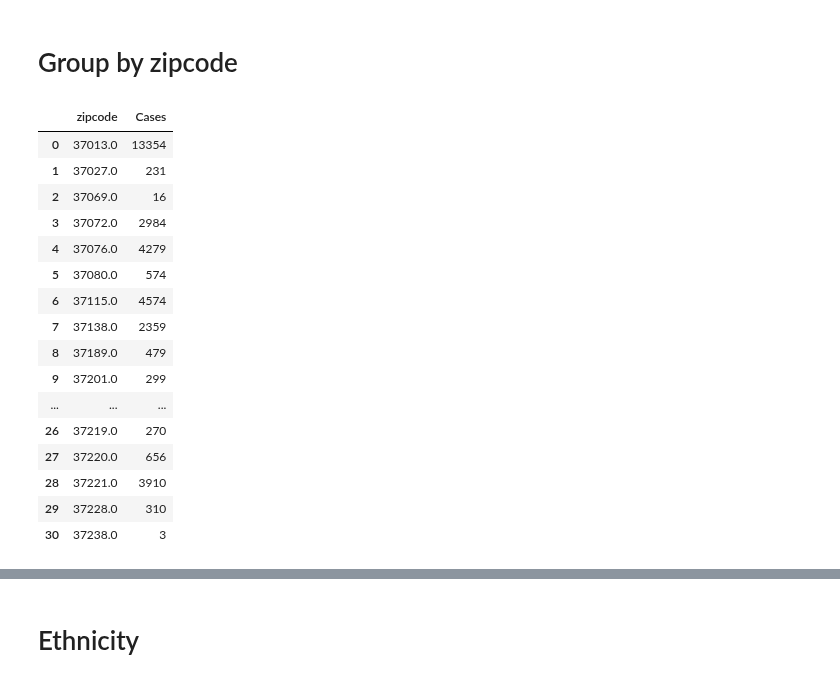
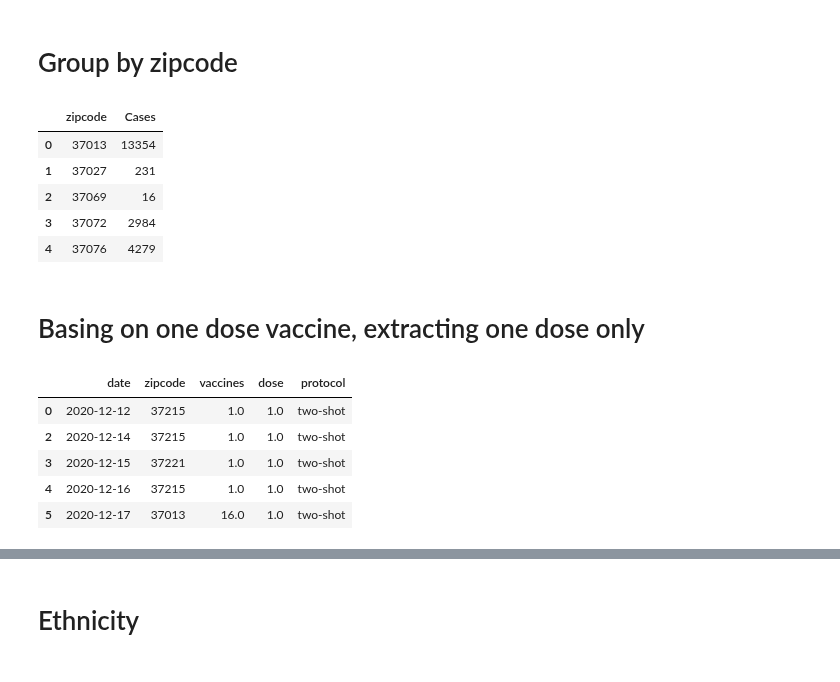
Before and after one commit to Engu12/nash-covid-cases-vaccines-honky_tonkin, a Jupyter notebook: Covid-V02.ipynb, the cells around one changed output, grey strips where cells are left out. Saved outputs shown, nothing was run; the diff lists cells and outputs as text; code cells hidden in the pictures.

```diff
--- a/Covid-V02.ipynb
+++ b/Covid-V02.ipynb
@@ -49,0 +62,3 @@ C_count.head()
+# %%
+C_count=C_count.dropna()
+C_count.head()
@@ -72,7 +115,6 @@ C_count.dtypes
 # Change zip to int then to str
 # %%
 #changing zip to int then to str
-C_count.Zip = C_count.Zip.astype('Int64')
+C_count.zipcode = C_count.zipcode.astype('Int64')
 V_protocol.zipcode = V_protocol.zipcode.astype('Int64')
-zipcodes_nash.zip = zipcodes_nash.zip.astype('str')
-zipcodes_nash.dtypes
+zip_hood.zip=zip_hood.zip.astype('str')
@@ -79,4 +128,4 @@ zipcodes_nash.dtypes
 # %%
-C_count.Zip = C_count.Zip.astype('str')
-V_protocol.zipcode = V_protocol.zipcode.astype('str')
-Ethnicity_df.Zipcode =  Ethnicity_df.Zipcode.astype('str')
+#C_count.zipcode = C_count.zipcode.astype('str')
+#V_protocol.zipcode = V_protocol.zipcode.astype('str')
+#Ethnicity_df.Zipcode =  Ethnicity_df.Zipcode.astype('str')
@@ -134,23 +134,12 @@ C_count.zipcode.value_counts()  #calculates how many rows of zipcode appears eg
 # %%
-#group by zipcode to get total cases per zipcode
+#group by zipcode to get total cases per zipcode and drop null
 Covid_df2 = C_count.groupby(['zipcode'],as_index=False)['Cases'].sum()
 Covid_df2=Covid_df2.dropna()
-Covid_df2
+Covid_df2.head()
 # %% [output]
 |  | zipcode | Cases |
-| 0 | 37013.0 | 13354 |
-| 1 | 37027.0 | 231 |
-| 2 | 37069.0 | 16 |
-| 3 | 37072.0 | 2984 |
-| 4 | 37076.0 | 4279 |
-| 5 | 37080.0 | 574 |
-| 6 | 37115.0 | 4574 |
-| 7 | 37138.0 | 2359 |
-| 8 | 37189.0 | 479 |
-| 9 | 37201.0 | 299 |
-| ... | ... | ... |
-| 26 | 37219.0 | 270 |
-| 27 | 37220.0 | 656 |
-| 28 | 37221.0 | 3910 |
-| 29 | 37228.0 | 310 |
-| 30 | 37238.0 | 3 |
+| 0 | 37013 | 13354 |
+| 1 | 37027 | 231 |
+| 2 | 37069 | 16 |
+| 3 | 37072 | 2984 |
+| 4 | 37076 | 4279 |
@@ -158,0 +146,12 @@ zipcodes.info()
+# %% [markdown]
+# Basing on one dose vaccine, extracting one dose only
+# %%
+V_protocol=V_protocol[V_protocol['dose']==1]
+V_protocol.head()
+# %% [output]
+|  | date | zipcode | vaccines | dose | protocol |
+| 0 | 2020-12-12 | 37215 | 1.0 | 1.0 | two-shot |
+| 2 | 2020-12-14 | 37215 | 1.0 | 1.0 | two-shot |
+| 3 | 2020-12-15 | 37221 | 1.0 | 1.0 | two-shot |
+| 4 | 2020-12-16 | 37215 | 1.0 | 1.0 | two-shot |
+| 5 | 2020-12-17 | 37013 | 16.0 | 1.0 | two-shot |
```
Also changed, not shown: parts of 110 cells of this notebook.
